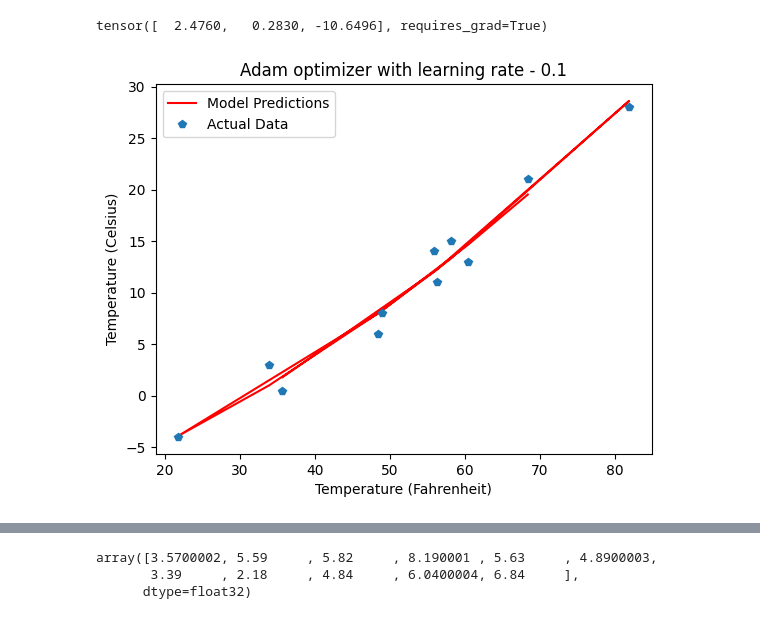
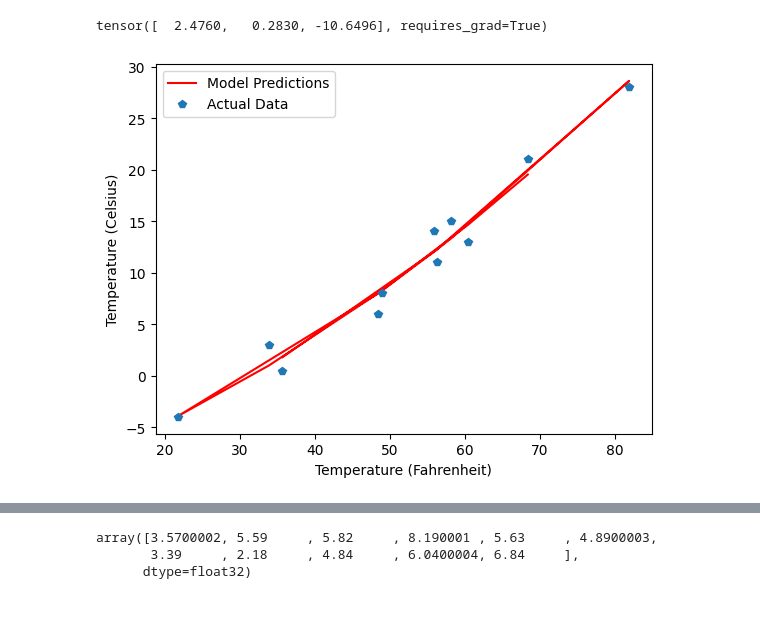
Before and after one commit to dhanush852/intro_to-ml, a Jupyter notebook: Homework_5.ipynb, the cells around one changed output, grey strips where cells are left out. Drawn from its saved outputs; the diff is of its cells as text; code cells hidden in the pictures.

```diff
--- a/Homework_5.ipynb
+++ b/Homework_5.ipynb
@@ -86,23 +86,23 @@ tensor([  2.4760,   0.2830, -10.6496], requires_grad=True)
 # %%
 t_p = model(t_un, *params)
 
 plt.figure()
 
 # Set labels for the axes
 plt.xlabel('Temperature (Fahrenheit)')
 plt.ylabel('Temperature (Celsius)')
 
 # Plot the model's predictions in peachpuff color
 plt.plot(t_u.numpy(), t_p.detach().numpy(), color='red', label='Model Predictions')
 
 # Plot the actual data as points
 plt.plot(t_u.numpy(), t_c.numpy(), 'p', label='Actual Data')
-plt.title("Adam optimizer with learning rate - 0.1")
+
 # Add a legend to the plot
 plt.legend()
 
 # Show the plot
 plt.show()
 # %% [output]
-[figure, old version]
+[figure, new version]
 # %%
```
Also changed, not shown: parts of 94 cells of this notebook.
